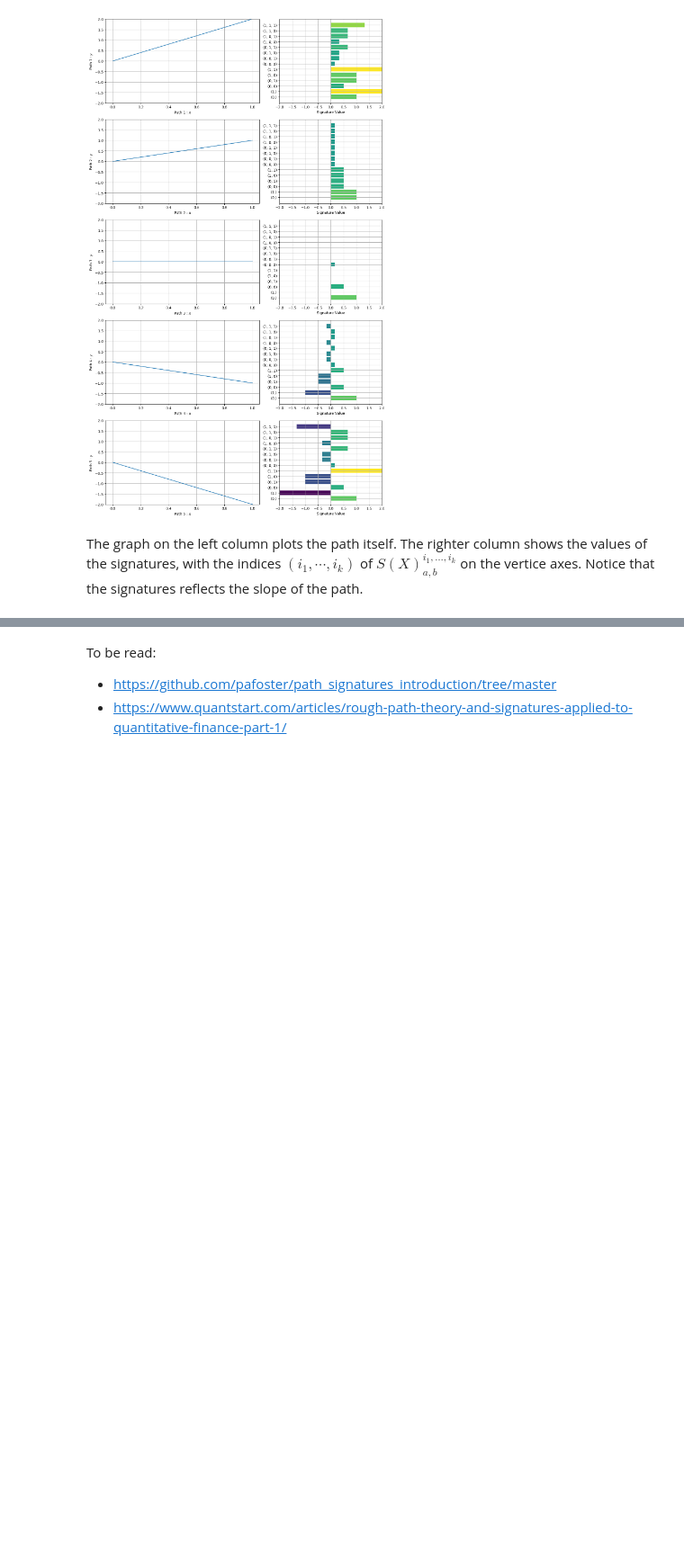
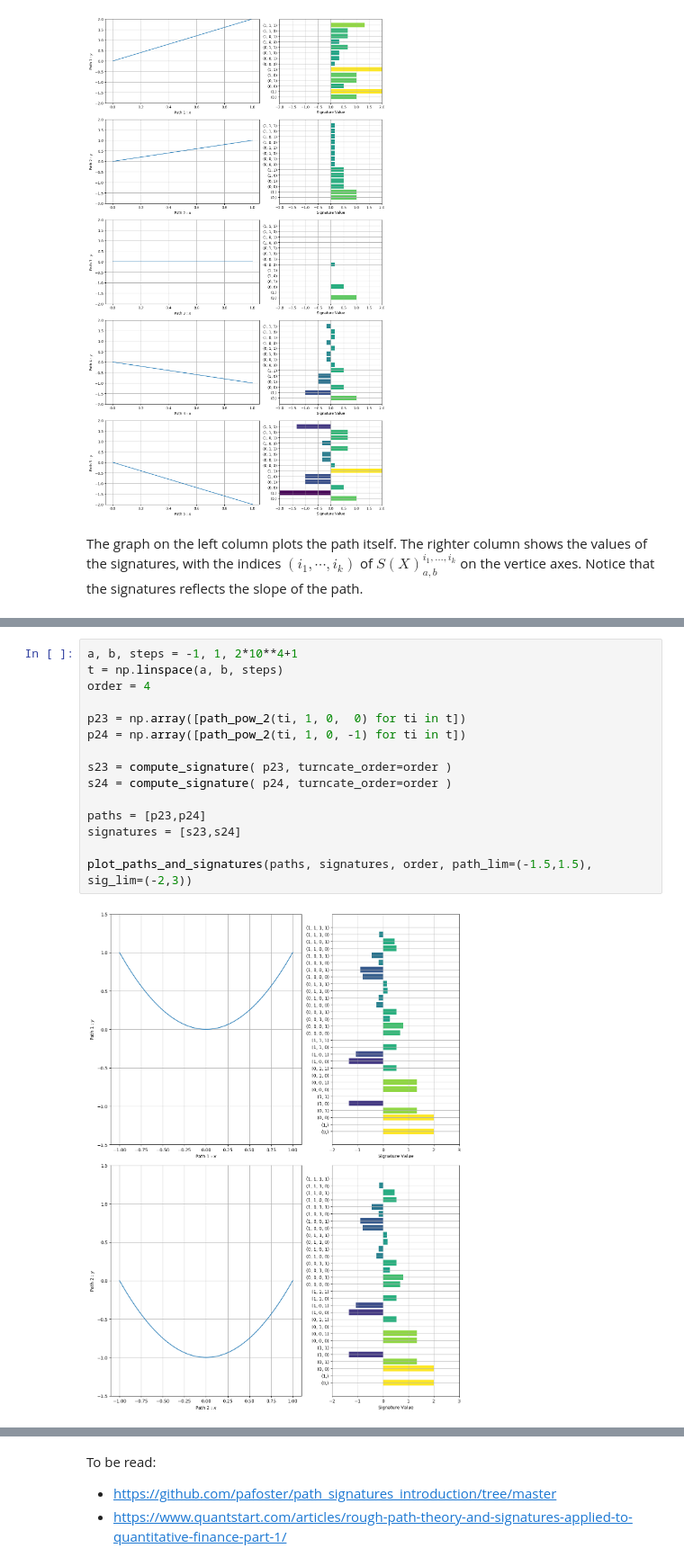
Before and after one commit to the-salty-austin/Conditional-Sig-Wasserstein-GANs, a Jupyter notebook: notes.ipynb, the cells around one changed output, grey strips where cells are left out. Shown at 90% size. Saved outputs shown, nothing was run; the diff lists cells and outputs as text; blank space fills up the shorter version.

```diff
--- a/notes.ipynb
+++ b/notes.ipynb
@@ -256,0 +272,17 @@ plot_paths_and_signatures(paths, signatures, order, path_lim=(-1.5,2), sig_lim=(
+# %%
+a, b, steps = -1, 1, 2*10**4+1
+t = np.linspace(a, b, steps)
+order = 4
+
+p23 = np.array([path_pow_2(ti, 1, 0,  0) for ti in t])
+p24 = np.array([path_pow_2(ti, 1, 0, -1) for ti in t])
+
+s23 = compute_signature( p23, turncate_order=order )
+s24 = compute_signature( p24, turncate_order=order )
+
+paths = [p23,p24]
+signatures = [s23,s24]
+
+plot_paths_and_signatures(paths, signatures, order, path_lim=(-1.5,1.5), sig_lim=(-2,3))
+# %% [output]
+[figure, added]
```
Also changed, not shown: parts of 6 cells of this notebook.
